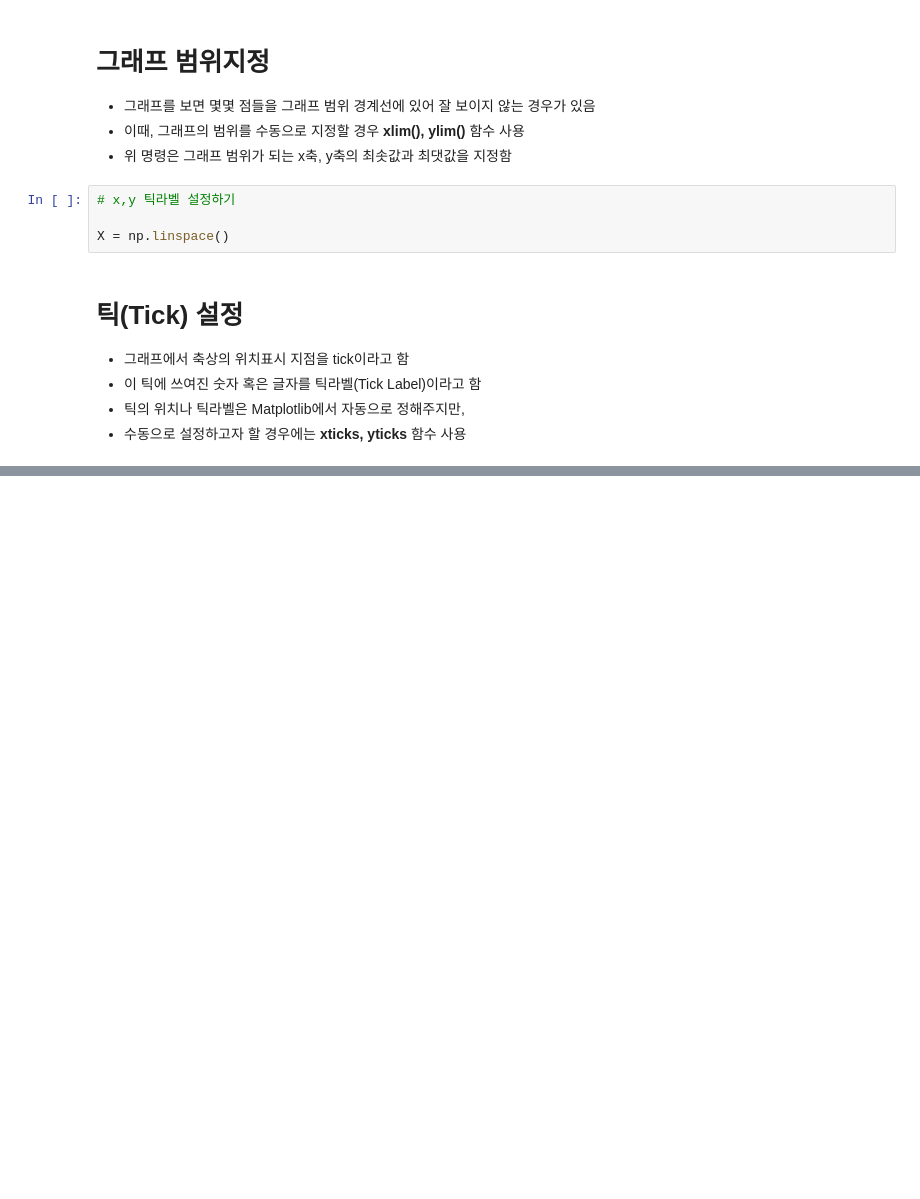
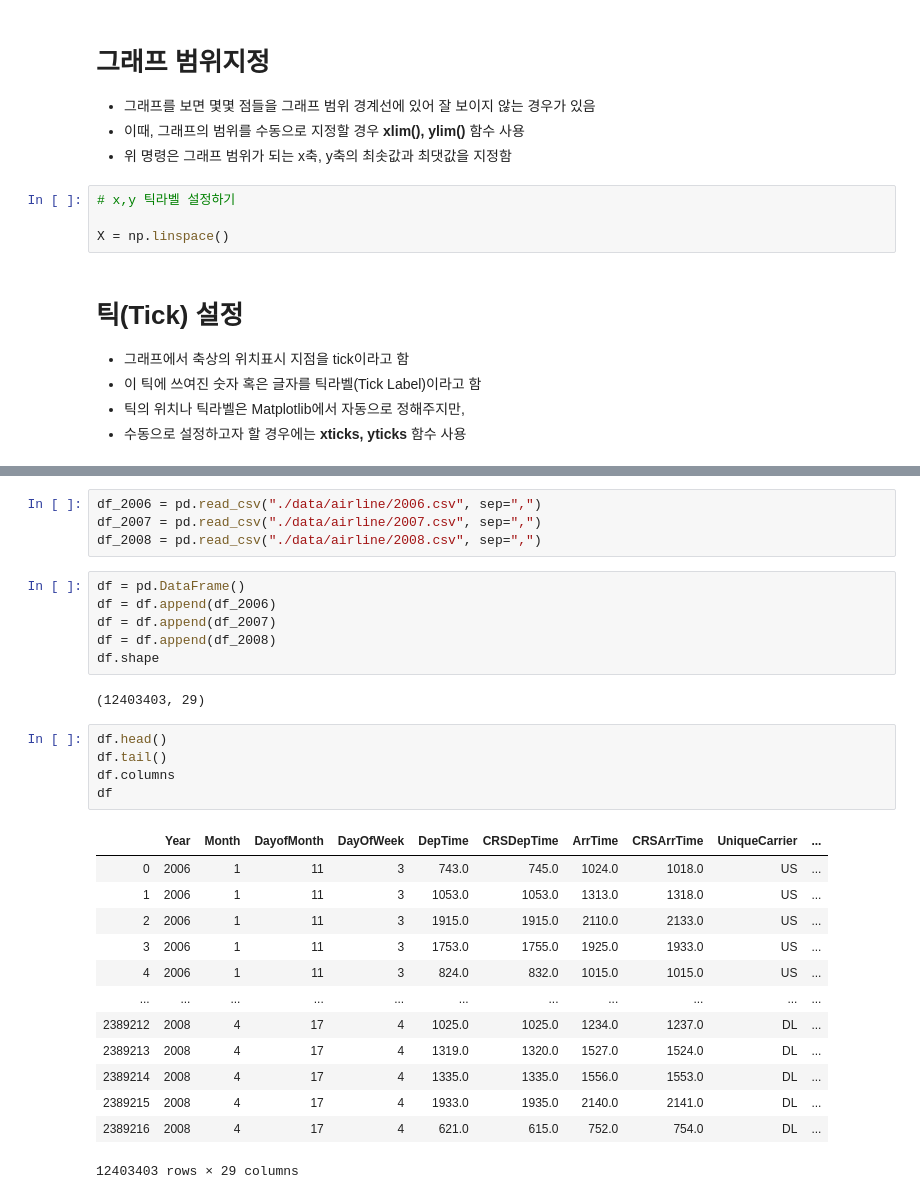
Before and after one commit to weekyeon/learn_python, a Jupyter notebook: lecture/22.Pandas.ipynb, the cells around one changed output, grey strips where cells are left out. Saved outputs shown, nothing was run; the diff lists cells and outputs as text; blank space fills up the shorter version.

```diff
--- a/lecture/22.Pandas.ipynb
+++ b/lecture/22.Pandas.ipynb
@@ -151,0 +703,31 @@ X = np.linspace()
+# %%
+df_2006 = pd.read_csv("./data/airline/2006.csv", sep=",")
+df_2007 = pd.read_csv("./data/airline/2007.csv", sep=",")
+df_2008 = pd.read_csv("./data/airline/2008.csv", sep=",")
+# %%
+df = pd.DataFrame()
+df = df.append(df_2006)
+df = df.append(df_2007)
+df = df.append(df_2008)
+df.shape
+# %% [output]
+(12403403, 29)
+# %%
+df.head()
+df.tail()
+df.columns
+df
+# %% [output]
+|  | Year | Month | DayofMonth | DayOfWeek | DepTime | CRSDepTime | ArrTime | CRSArrTime | UniqueCarrier | ... |
+| 0 | 2006 | 1 | 11 | 3 | 743.0 | 745.0 | 1024.0 | 1018.0 | US | ... |
+| 1 | 2006 | 1 | 11 | 3 | 1053.0 | 1053.0 | 1313.0 | 1318.0 | US | ... |
+| 2 | 2006 | 1 | 11 | 3 | 1915.0 | 1915.0 | 2110.0 | 2133.0 | US | ... |
+| 3 | 2006 | 1 | 11 | 3 | 1753.0 | 1755.0 | 1925.0 | 1933.0 | US | ... |
+| 4 | 2006 | 1 | 11 | 3 | 824.0 | 832.0 | 1015.0 | 1015.0 | US | ... |
+| ... | ... | ... | ... | ... | ... | ... | ... | ... | ... | ... |
+| 2389212 | 2008 | 4 | 17 | 4 | 1025.0 | 1025.0 | 1234.0 | 1237.0 | DL | ... |
+| 2389213 | 2008 | 4 | 17 | 4 | 1319.0 | 1320.0 | 1527.0 | 1524.0 | DL | ... |
+| 2389214 | 2008 | 4 | 17 | 4 | 1335.0 | 1335.0 | 1556.0 | 1553.0 | DL | ... |
+| 2389215 | 2008 | 4 | 17 | 4 | 1933.0 | 1935.0 | 2140.0 | 2141.0 | DL | ... |
+| 2389216 | 2008 | 4 | 17 | 4 | 621.0 | 615.0 | 752.0 | 754.0 | DL | ... |
+12403403 rows × 29 columns
```
Also changed, not shown: parts of 43 cells of this notebook, 47 other files.
